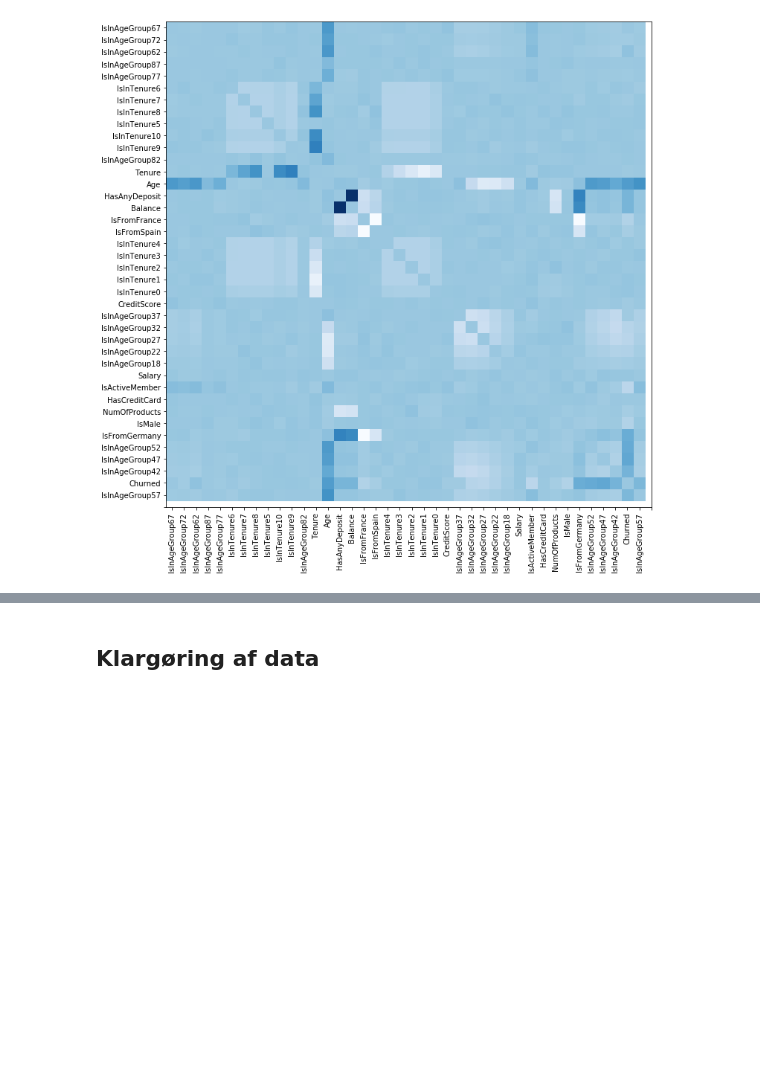
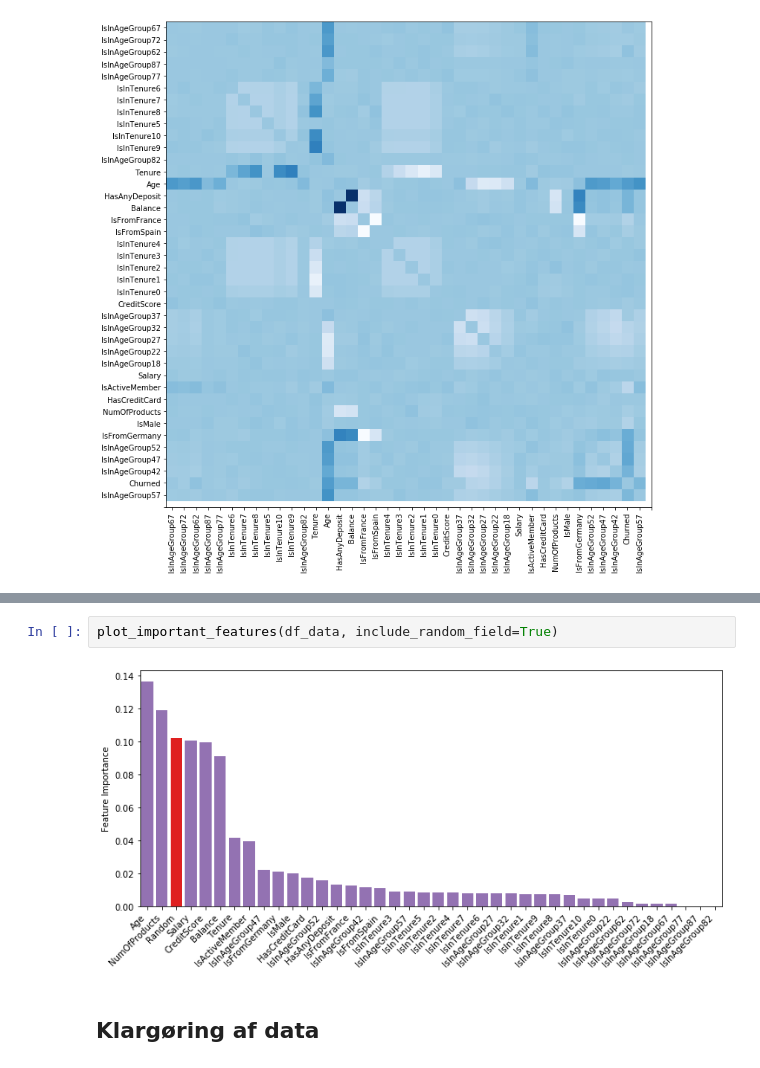
Before and after one commit to sheikhomar/lunch, a Jupyter notebook: analysis.ipynb, the cells around one changed output, grey strips where cells are left out. Drawn from its saved outputs; the diff is of its cells as text; blank space fills up the shorter version.

```diff
--- a/analysis.ipynb
+++ b/analysis.ipynb
@@ -577,3 +619,7 @@ ax.xaxis.set_ticks_position('bottom');
+# %%
+plot_important_features(df_data, include_random_field=True)
+# %% [output]
+[figure, added]
 # %% [markdown]
 ## Klargøring af data
 # %% [markdown]
```
Also changed, not shown: parts of 11 cells of this notebook.
